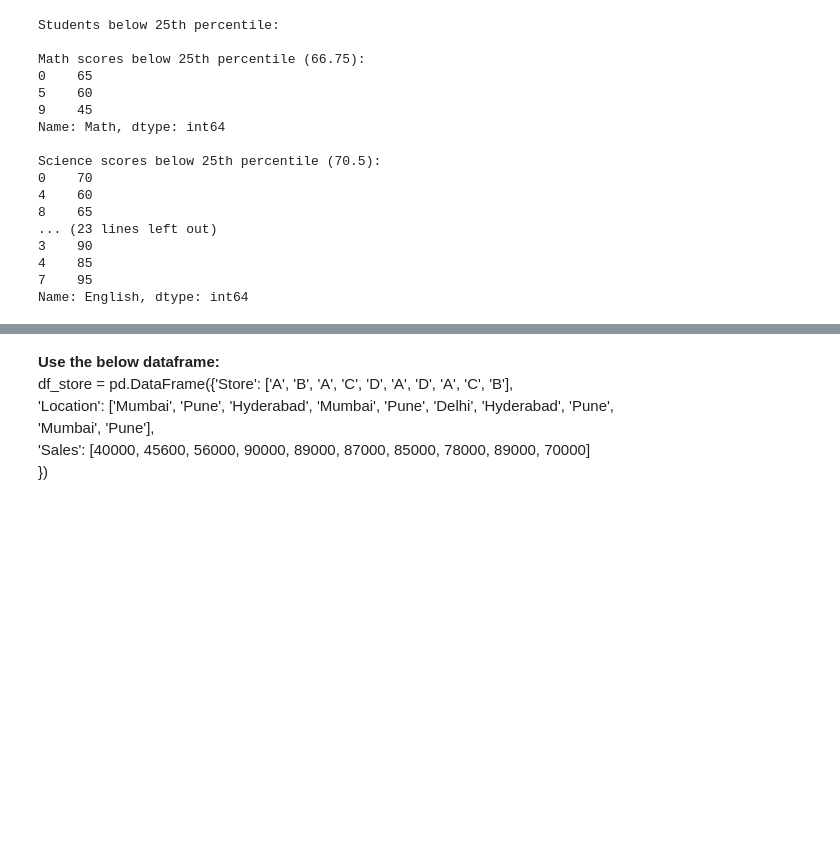
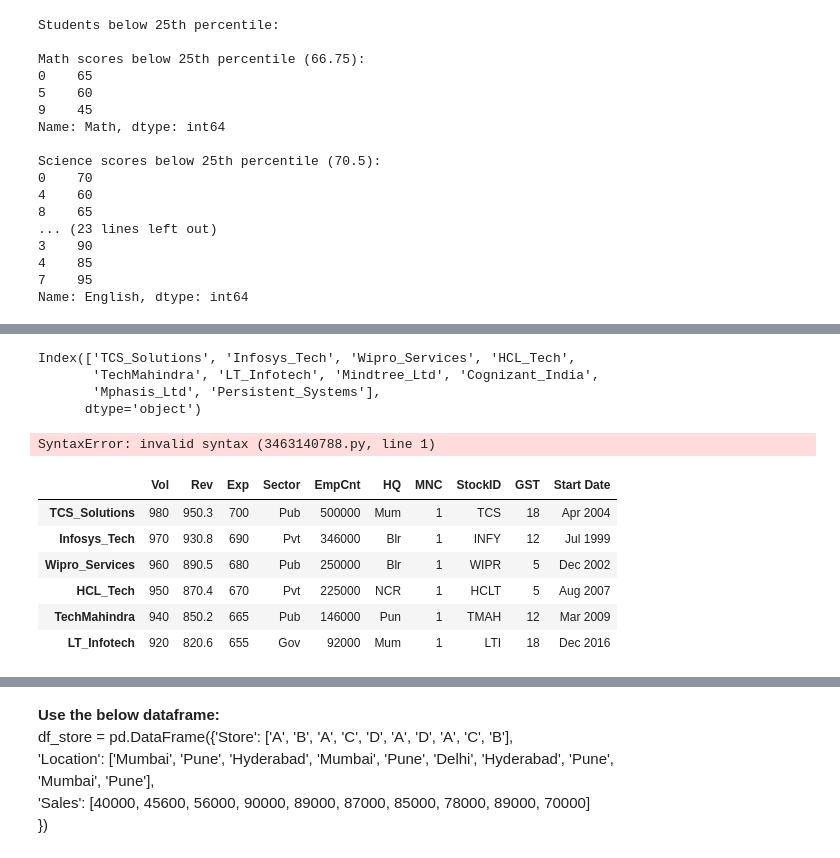
Before and after one commit to vidyadharbendre/learn_advanced_python_using_examples, a Jupyter notebook: notebooks/Advanced/advanced_python_programming_2.ipynb, the cells around one changed output, grey strips where cells are left out. Cells and saved outputs as stored; diff of their text form; code cells hidden in the pictures; blank space fills up the shorter version.

```diff
--- a/notebooks/Advanced/advanced_python_programming_2.ipynb
+++ b/notebooks/Advanced/advanced_python_programming_2.ipynb
@@ -1318,0 +1333,3 @@ Name: English, dtype: int64
+# %%
+df_stock = pd.read_csv("stock.csv")
+df_stock
@@ -1327,0 +1409,22 @@ df_stock.columns
+# %%
+df_stock.index
+# %% [output]
+Index(['TCS_Solutions', 'Infosys_Tech', 'Wipro_Services', 'HCL_Tech',
+       'TechMahindra', 'LT_Infotech', 'Mindtree_Ltd', 'Cognizant_India',
+       'Mphasis_Ltd', 'Persistent_Systems'],
+      dtype='object')
+# %%
+# We cannot access slicing using column names
+df_stock[['Vol':'Sector']]
+# %% [output]
+SyntaxError: invalid syntax (3463140788.py, line 1)
+# %%
+df_stock[0:6]
+# %% [output]
+|  | Vol | Rev | Exp | Sector | EmpCnt | HQ | MNC | StockID | GST | Start Date |
+| TCS_Solutions | 980 | 950.3 | 700 | Pub | 500000 | Mum | 1 | TCS | 18 | Apr 2004 |
+| Infosys_Tech | 970 | 930.8 | 690 | Pvt | 346000 | Blr | 1 | INFY | 12 | Jul 1999 |
+| Wipro_Services | 960 | 890.5 | 680 | Pub | 250000 | Blr | 1 | WIPR | 5 | Dec 2002 |
+| HCL_Tech | 950 | 870.4 | 670 | Pvt | 225000 | NCR | 1 | HCLT | 5 | Aug 2007 |
+| TechMahindra | 940 | 850.2 | 665 | Pub | 146000 | Pun | 1 | TMAH | 12 | Mar 2009 |
+| LT_Infotech | 920 | 820.6 | 655 | Gov | 92000 | Mum | 1 | LTI | 18 | Dec 2016 |
```
Also changed, not shown: parts of 45 cells of this notebook.
